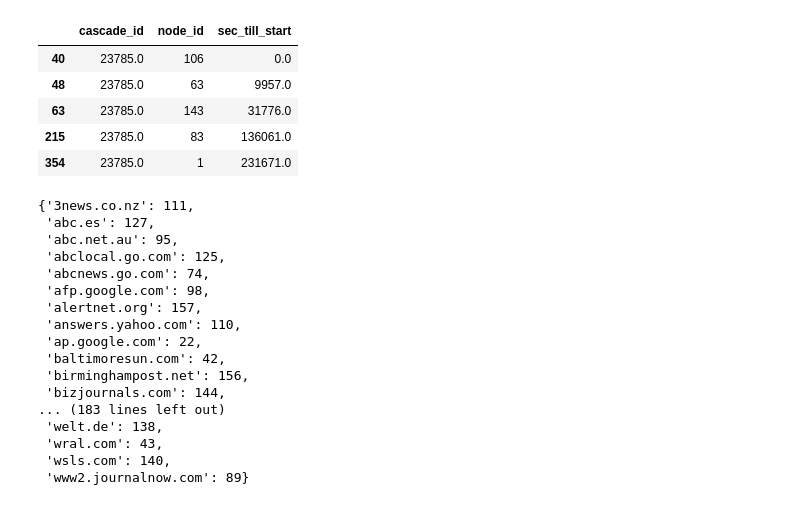
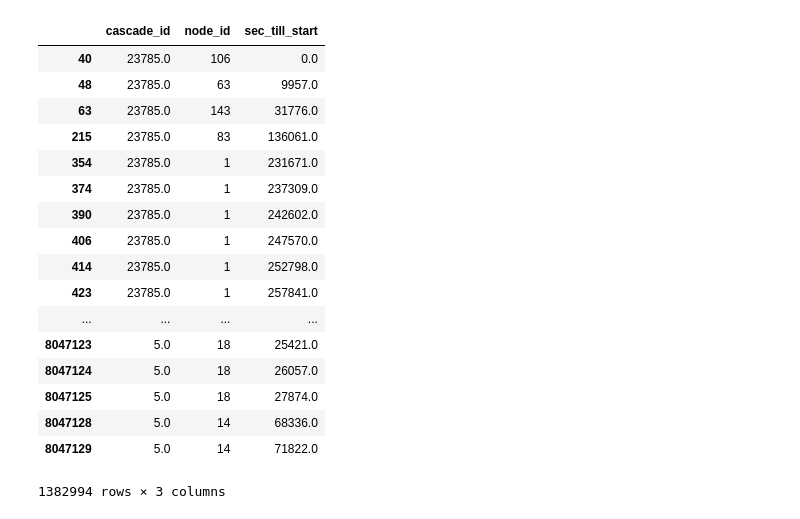
Before and after one commit to schneiderjf/hierarchical-diffnet, a Jupyter notebook: Final_Report.ipynb, the cells around one changed output. Cells and saved outputs as stored; diff of their text form; code cells hidden in the pictures.

```diff
--- a/Final_Report.ipynb
+++ b/Final_Report.ipynb
@@ -37,33 +58,23 @@ from hdiffnet.hdiffnet import ProbabilityModel
 # %%
 # Load the data and transform it
 p = Preprocessing("data/clust-qt08080902w3mfq5.txt")
-data = p.preprocess_data(200)
+p.preprocess_data(200)
+# %% [output]
+|  | cascade_id | node_id | sec_till_start |
+| 40 | 23785.0 | 106 | 0.0 |
+| 48 | 23785.0 | 63 | 9957.0 |
+| 63 | 23785.0 | 143 | 31776.0 |
+| 215 | 23785.0 | 83 | 136061.0 |
+| 354 | 23785.0 | 1 | 231671.0 |
+| 374 | 23785.0 | 1 | 237309.0 |
+| 390 | 23785.0 | 1 | 242602.0 |
+| 406 | 23785.0 | 1 | 247570.0 |
+| 414 | 23785.0 | 1 | 252798.0 |
+| 423 | 23785.0 | 1 | 257841.0 |
+| ... | ... | ... | ... |
+| 8047123 | 5.0 | 18 | 25421.0 |
+| 8047124 | 5.0 | 18 | 26057.0 |
+| 8047125 | 5.0 | 18 | 27874.0 |
+| 8047128 | 5.0 | 14 | 68336.0 |
+| 8047129 | 5.0 | 14 | 71822.0 |
+1382994 rows × 3 columns
-# %%
-data.head()
-# %% [output]
-|  | cascade_id | node_id | sec_till_start |
-| 40 | 23785.0 | 106 | 0.0 |
-| 48 | 23785.0 | 63 | 9957.0 |
-| 63 | 23785.0 | 143 | 31776.0 |
-| 215 | 23785.0 | 83 | 136061.0 |
-| 354 | 23785.0 | 1 | 231671.0 |
-# %%
-p.labels
-# %% [output]
-{'3news.co.nz': 111,
- 'abc.es': 127,
- 'abc.net.au': 95,
- 'abclocal.go.com': 125,
- 'abcnews.go.com': 74,
- 'afp.google.com': 98,
- 'alertnet.org': 157,
- 'answers.yahoo.com': 110,
- 'ap.google.com': 22,
- 'baltimoresun.com': 42,
- 'birminghampost.net': 156,
- 'bizjournals.com': 144,
-... (183 lines left out)
- 'welt.de': 138,
- 'wral.com': 43,
- 'wsls.com': 140,
- 'www2.journalnow.com': 89}
```
Also changed, not shown: parts of 28 cells of this notebook.
